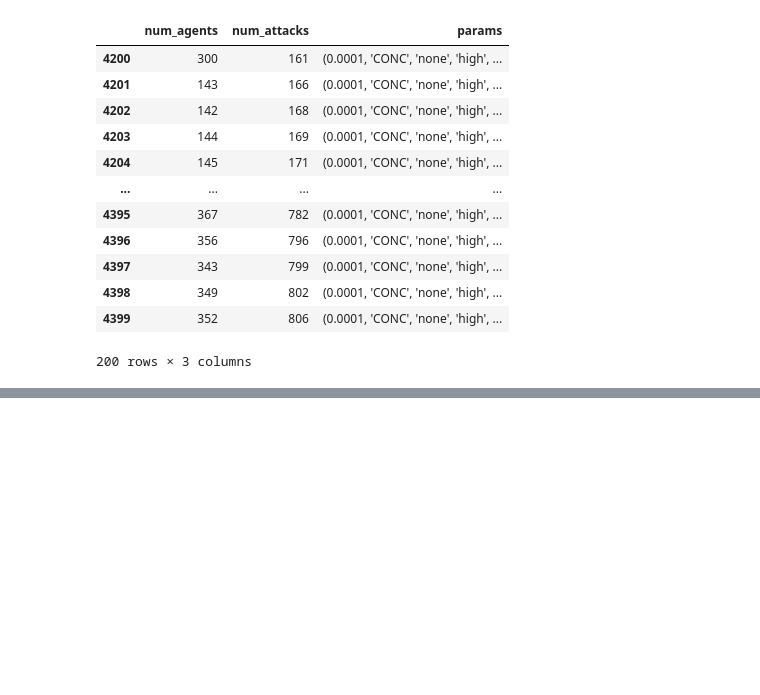
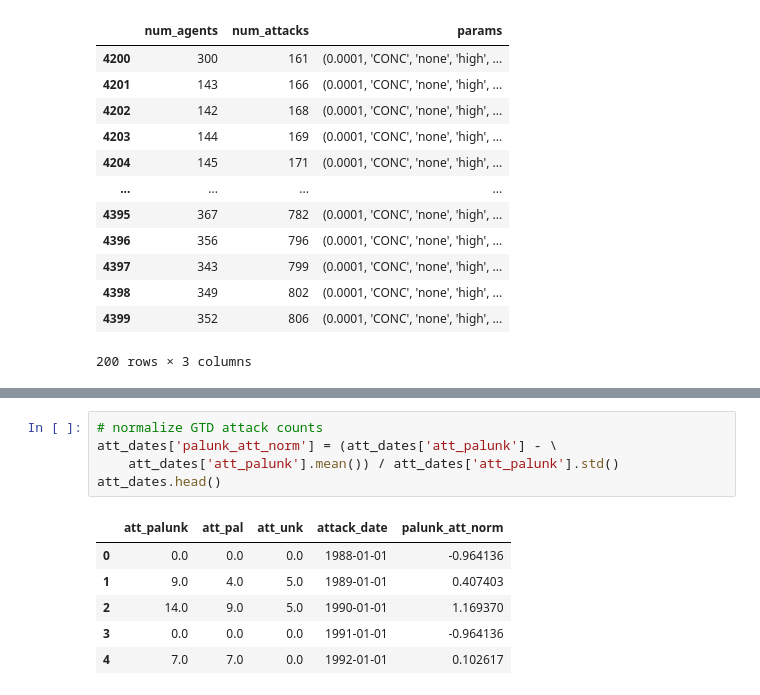
Before and after one commit to natalie-ayers/scientific-computing-counterterrorism-modeling, a Jupyter notebook: compare_model_and_real_dists.ipynb, the cells around one changed output, grey strips where cells are left out. Cells and saved outputs as stored; diff of their text form; blank space fills up the shorter version.

```diff
--- a/compare_model_and_real_dists.ipynb
+++ b/compare_model_and_real_dists.ipynb
@@ -267,0 +232,12 @@ final_years_means.head()
+# %%
+# normalize GTD attack counts
+att_dates['palunk_att_norm'] = (att_dates['att_palunk'] - \
+    att_dates['att_palunk'].mean()) / att_dates['att_palunk'].std()
+att_dates.head()
+# %% [output]
+|  | att_palunk | att_pal | att_unk | attack_date | palunk_att_norm |
+| 0 | 0.0 | 0.0 | 0.0 | 1988-01-01 | -0.964136 |
+| 1 | 9.0 | 4.0 | 5.0 | 1989-01-01 | 0.407403 |
+| 2 | 14.0 | 9.0 | 5.0 | 1990-01-01 | 1.169370 |
+| 3 | 0.0 | 0.0 | 0.0 | 1991-01-01 | -0.964136 |
+| 4 | 7.0 | 7.0 | 0.0 | 1992-01-01 | 0.102617 |
```
Also changed, not shown: parts of 18 cells of this notebook, 4 other files.
